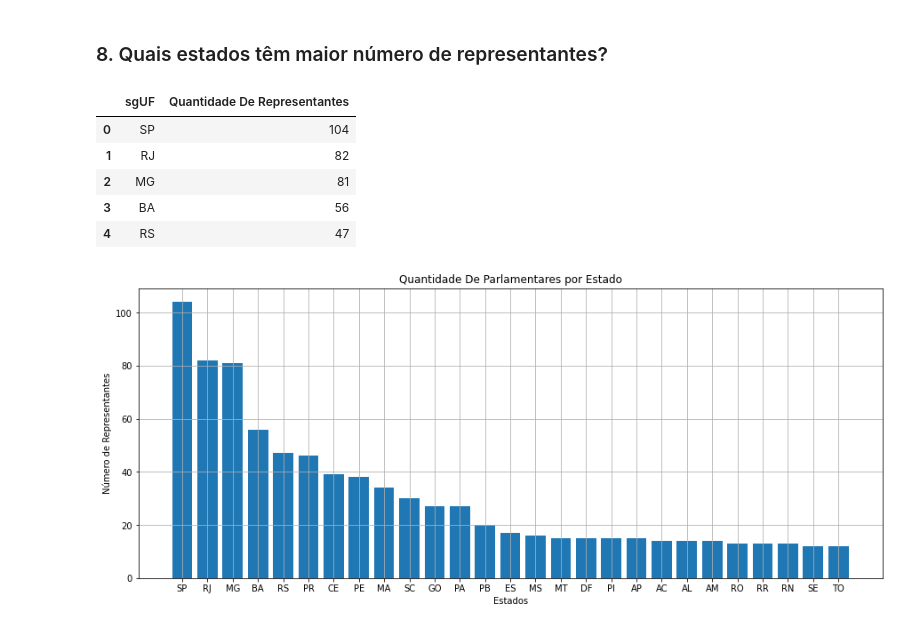
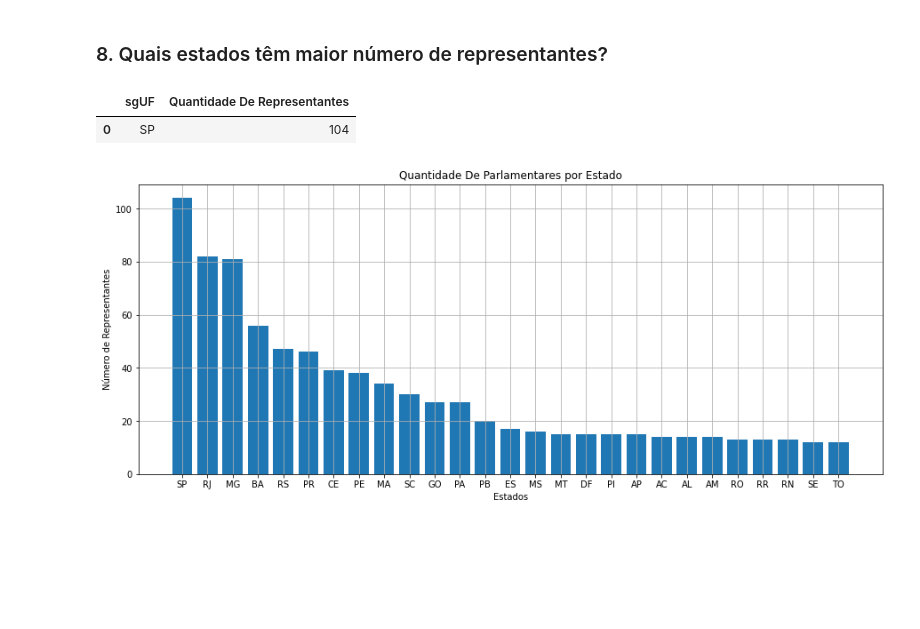
Before and after one commit to Sartorio12/Projeto_Modulo_5, a Jupyter notebook: notebook1.ipynb, the cells around one changed output. Drawn from its saved outputs; the diff is of its cells as text; code cells hidden in the pictures; blank space fills up the shorter version.

```diff
--- a/notebook1.ipynb
+++ b/notebook1.ipynb
@@ -744,22 +798,18 @@ print()
 # %%
 parlamentares_uf = df_copia[['txNomeParlamentar', 'sgUF']].drop_duplicates()
 
 parlamentares_uf = parlamentares_uf.groupby('sgUF').count().sort_values('txNomeParlamentar', ascending = False)
 
 parlamentares_uf.rename(columns = {'txNomeParlamentar':'Quantidade De Representantes'}, inplace = True)
 
 parlamentares_uf = parlamentares_uf.reset_index()
 
 maximo = parlamentares_uf['Quantidade De Representantes'].max()
 
-parlamentares_uf.head()
+parlamentares_uf.head(1)
 # %% [output]
 |  | sgUF | Quantidade De Representantes |
 | 0 | SP | 104 |
-| 1 | RJ | 82 |
-| 2 | MG | 81 |
-| 3 | BA | 56 |
-| 4 | RS | 47 |
 # %%
 plt.figure(figsize=(15,6))
 x = parlamentares_uf.sgUF
```
Also changed, not shown: parts of 12 cells of this notebook.
